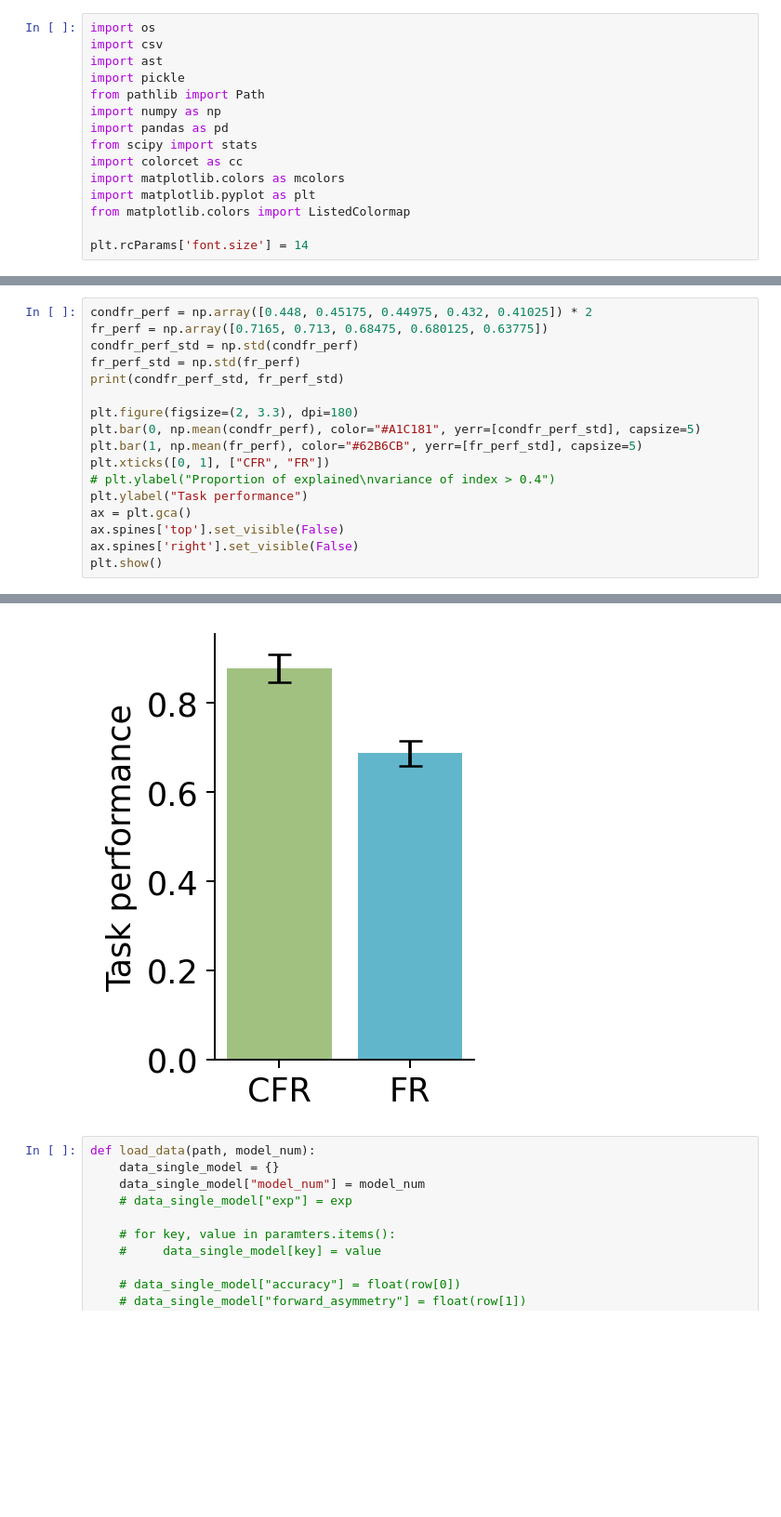
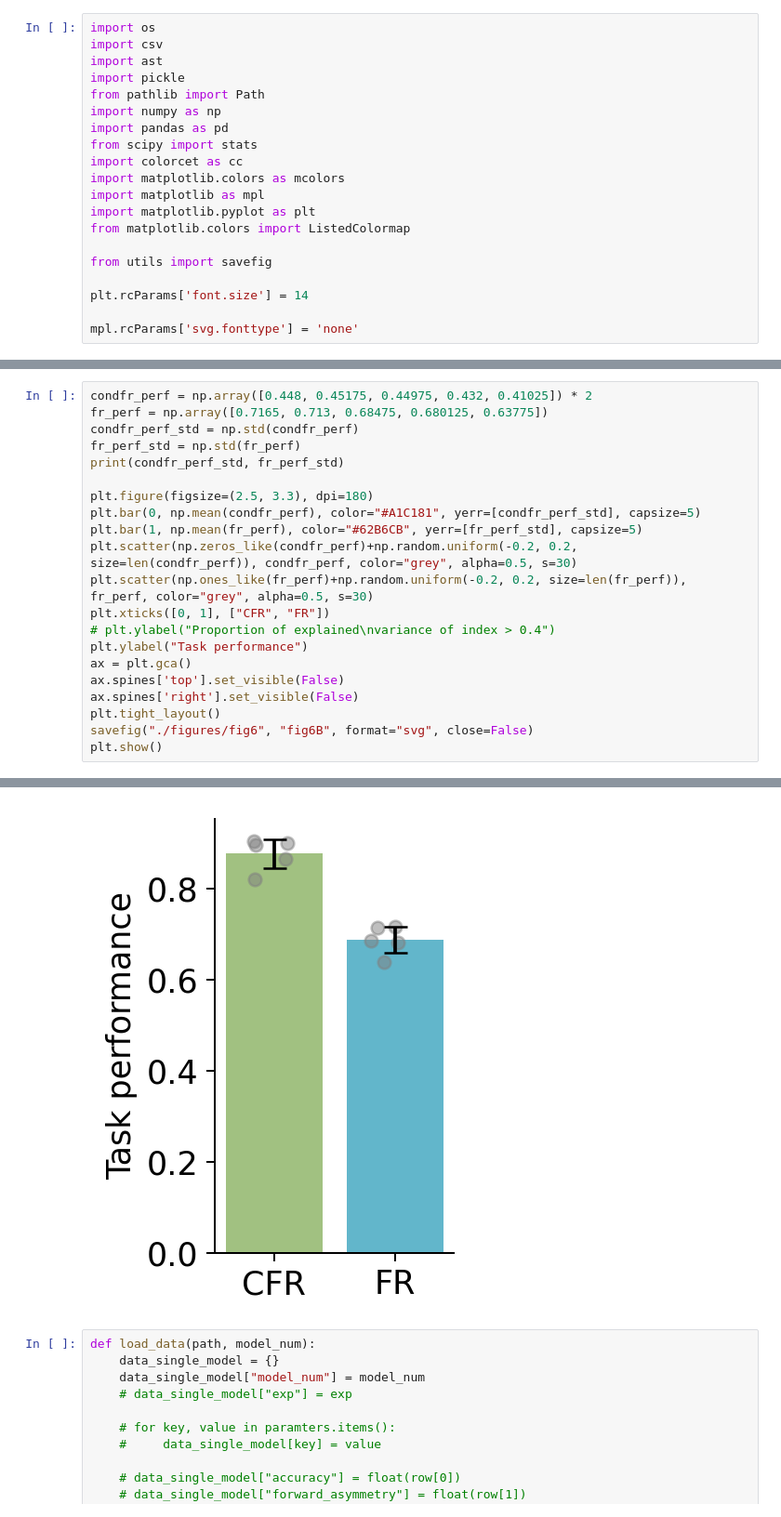
Before and after one commit to Veritaria/rnn-free-recall, a Jupyter notebook: plots_notebooks/analysis_cfr_keyvalue.ipynb, the cells around one changed output, grey strips where cells are left out. Shown at 93% size. Saved outputs shown, nothing was run; the diff lists cells and outputs as text; blank space fills up the shorter version.

Commit message:
modify format of figures

```diff
--- a/plots_notebooks/analysis_cfr_keyvalue.ipynb
+++ b/plots_notebooks/analysis_cfr_keyvalue.ipynb
@@ -9,7 +9,12 @@ import pandas as pd
 from scipy import stats
 import colorcet as cc
 import matplotlib.colors as mcolors
+import matplotlib as mpl
 import matplotlib.pyplot as plt
 from matplotlib.colors import ListedColormap
 
+from utils import savefig
+
 plt.rcParams['font.size'] = 14
+
+mpl.rcParams['svg.fonttype'] = 'none'
@@ -16,23 +71,27 @@ plt.rcParams['font.size'] = 14
 # %%
 condfr_perf = np.array([0.448, 0.45175, 0.44975, 0.432, 0.41025]) * 2
 fr_perf = np.array([0.7165, 0.713, 0.68475, 0.680125, 0.63775])
 condfr_perf_std = np.std(condfr_perf)
 fr_perf_std = np.std(fr_perf)
 print(condfr_perf_std, fr_perf_std)
 
-plt.figure(figsize=(2, 3.3), dpi=180)
+plt.figure(figsize=(2.5, 3.3), dpi=180)
 plt.bar(0, np.mean(condfr_perf), color="#A1C181", yerr=[condfr_perf_std], capsize=5)
 plt.bar(1, np.mean(fr_perf), color="#62B6CB", yerr=[fr_perf_std], capsize=5)
+plt.scatter(np.zeros_like(condfr_perf)+np.random.uniform(-0.2, 0.2, size=len(condfr_perf)), condfr_perf, color="grey", alpha=0.5, s=30)
+plt.scatter(np.ones_like(fr_perf)+np.random.uniform(-0.2, 0.2, size=len(fr_perf)), fr_perf, color="grey", alpha=0.5, s=30)
 plt.xticks([0, 1], ["CFR", "FR"])
 # plt.ylabel("Proportion of explained\nvariance of index > 0.4")
 plt.ylabel("Task performance")
 ax = plt.gca()
 ax.spines['top'].set_visible(False)
 ax.spines['right'].set_visible(False)
+plt.tight_layout()
+savefig("./figures/fig6", "fig6B", format="svg", close=False)
 plt.show()
 # %% [output]
 0.03140159231631414 0.028363665136931778
-[figure, old version]
+[figure, new version]
 # %%
 def load_data(path, model_num):
     data_single_model = {}
```
Also changed, not shown: parts of 11 cells of this notebook, 26 other files.
